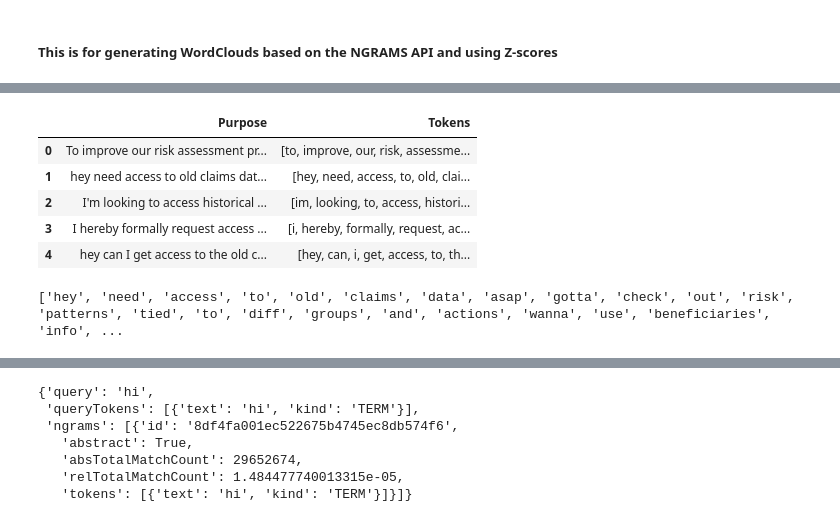
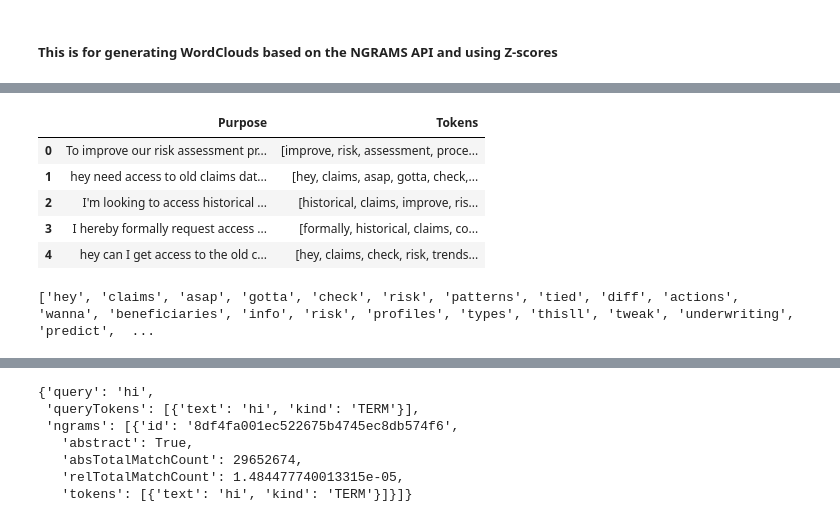
Before and after one commit to arwaguudle/AI-Data-Governance-Project, a Jupyter notebook: Automating-Data-Governance-main/variations_results/4.ipynb, the cells around one changed output, grey strips where cells are left out. Cells and saved outputs as stored; diff of their text form; code cells hidden in the pictures.

```diff
--- a/Automating-Data-Governance-main/variations_results/4.ipynb
+++ b/Automating-Data-Governance-main/variations_results/4.ipynb
@@ -68,35 +68,63 @@ df["Seniority"] = pd.Categorical(df["Seniority"],categories = seniority_category
 df["Hastiness"] = pd.Categorical(df["Hastiness"],categories = hastiness_category, ordered=True)
 # %%
 #cleaning the text and tokenising it (removing punctuation etc.)
+
+#adding the stopwords for the most common english words
+english_stopwords = stopwords("en")
+
+#common words in every request that aren't useful for distinguishing style (mostly used for data reuquests)
+custom_stopwords = {
+    "data",
+    "access",
+    "request",
+    "requests",
+    "customer",
+    "consumer",
+    "project",
+    "team",
+    "dataset",
+    "datasets",
+    "table",
+    "tables",
+    "record",
+    "records",
+    "database",
+    "information"
+}
+all_stopwords = english_stopwords.union(custom_stopwords) #combining the stopwords and the custom stopwords
 
 def tokenise(text):
     if pd.isna(text):
         return []
+
     text = str(text).lower()
-    text = re.sub(r"[^\w\s]", "", text) #removing any punctuation from the prompt
-    text = re.sub(r"http\S+", "", text) #removing any URLs from the prompt if there's any
-    text = re.sub(r"\s+", " ", text) #removing any extra whitespace
+    text = re.sub(r"http\S+", "", text)
+    text = re.sub(r"[^\w\s]", "", text)
+    text = re.sub(r"\s+", " ", text).strip()
 
-    words = text.split() #splitting the text into words
+    words = text.split()
+
+    #remove stop words
+    words = [word for word in words if word not in all_stopwords]
 
     return words
 
 #applying the tokenis into the purpose column
 df["Tokens"] = (df["Purpose"].apply(tokenise))
 
 #checking if it works
 df[['Purpose', 'Tokens']].head(5)
 # %% [output]
 |  | Purpose | Tokens |
-| 0 | To improve our risk assessment pr... | [to, improve, our, risk, assessme... |
-| 1 | hey need access to old claims dat... | [hey, need, access, to, old, clai... |
-| 2 | I'm looking to access historical ... | [im, looking, to, access, histori... |
-| 3 | I hereby formally request access ... | [i, hereby, formally, request, ac... |
-| 4 | hey can I get access to the old c... | [hey, can, i, get, access, to, th... |
+| 0 | To improve our risk assessment pr... | [improve, risk, assessment, proce... |
+| 1 | hey need access to old claims dat... | [hey, claims, asap, gotta, check,... |
+| 2 | I'm looking to access historical ... | [historical, claims, improve, ris... |
+| 3 | I hereby formally request access ... | [formally, historical, claims, co... |
+| 4 | hey can I get access to the old c... | [hey, claims, check, risk, trends... |
 # %%
 print(df["Tokens"].iloc[1])
 # %% [output]
-['hey', 'need', 'access', 'to', 'old', 'claims', 'data', 'asap', 'gotta', 'check', 'out', 'risk', 'patterns', 'tied', 'to', 'diff', 'groups', 'and', 'actions', 'wanna', 'use', 'beneficiaries', 'info', ...
+['hey', 'claims', 'asap', 'gotta', 'check', 'risk', 'patterns', 'tied', 'diff', 'actions', 'wanna', 'beneficiaries', 'info', 'risk', 'profiles', 'types', 'thisll', 'tweak', 'underwriting', 'predict',  ...
 # %%
 #calculating the word frequencies, using the Counter library to count the words
 
```
Also changed, not shown: parts of 13 cells of this notebook.
